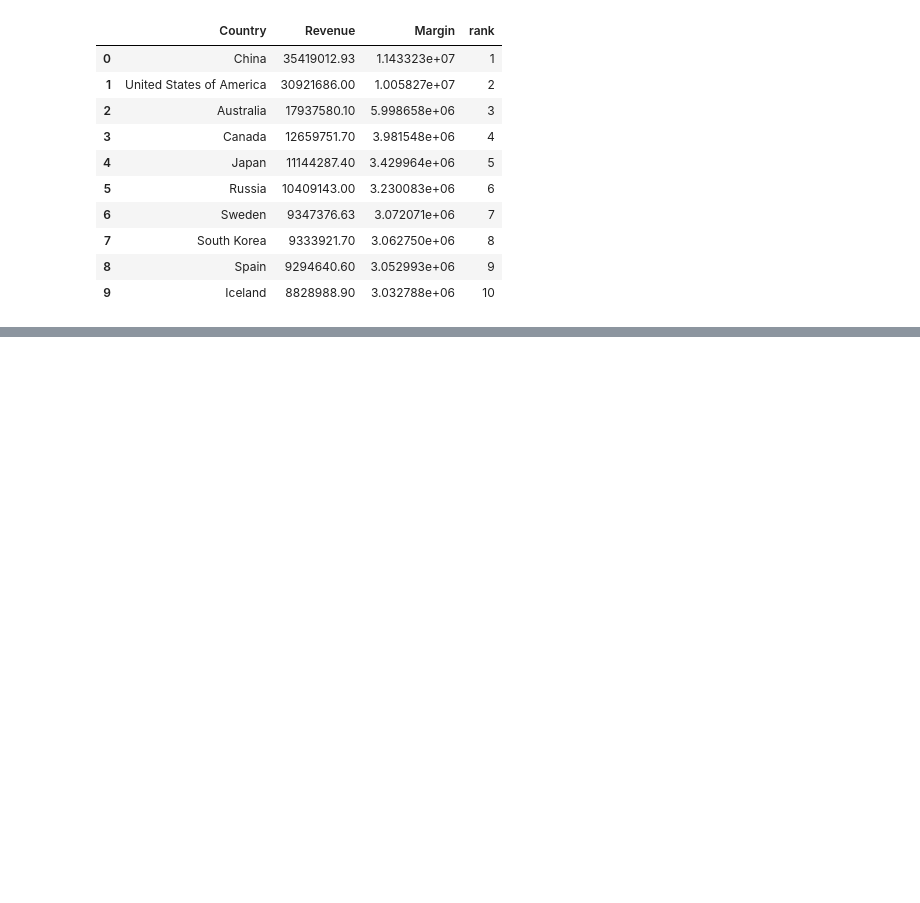
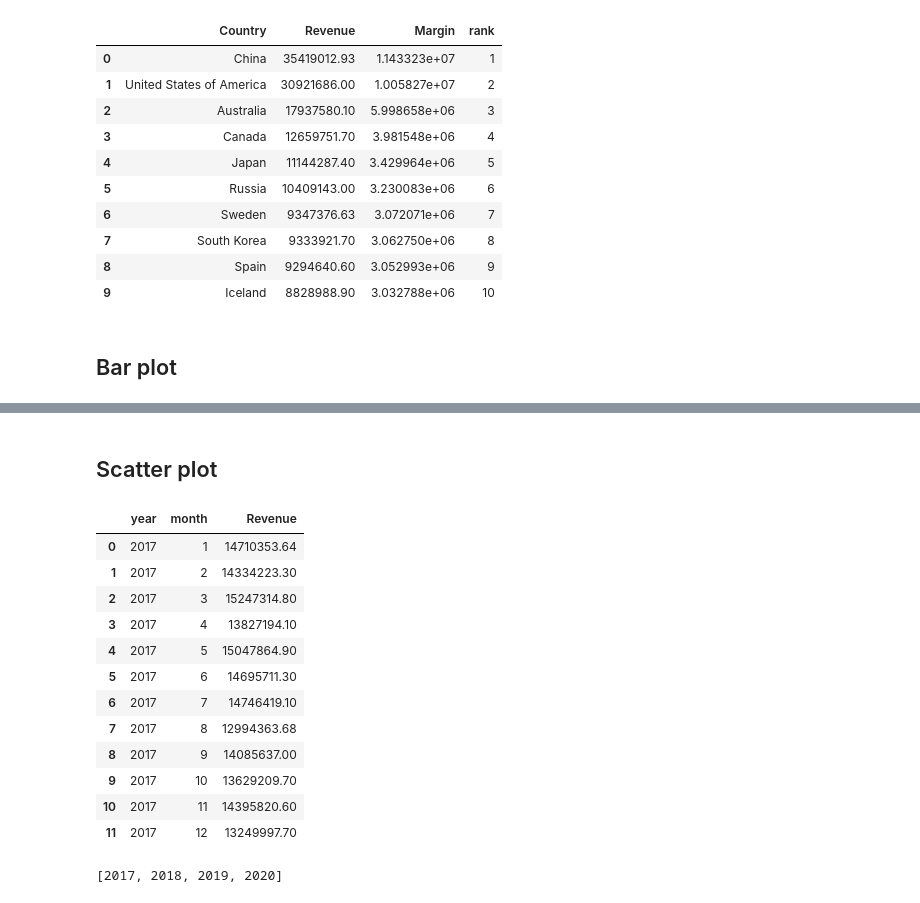
Before and after one commit to hyunjun33/Data_Visualization, a Jupyter notebook: Learning dash/Plotly.ipynb, the cells around one changed output, grey strips where cells are left out. Saved outputs shown, nothing was run; the diff lists cells and outputs as text; code cells hidden in the pictures; blank space fills up the shorter version.

```diff
--- a/Learning dash/Plotly.ipynb
+++ b/Learning dash/Plotly.ipynb
@@ -101,6 +101,8 @@ coun_top10
 | 7 | South Korea | 9333921.70 | 3.062750e+06 | 8 |
 | 8 | Spain | 9294640.60 | 3.052993e+06 | 9 |
 | 9 | Iceland | 8828988.90 | 3.032788e+06 | 10 |
+# %% [markdown]
+## Bar plot
 # %%
 # 국가별 매출액 시각화
 trace = go.Bar(
@@ -143,3 +145,30 @@ fig = go.Figure(data, layout)
 fig.show()
 # %% [output]
 [interactive output not drawn]
+# %% [markdown]
+## Scatter plot
+# %%
+# 연도별 월 매출 현황 비교 - 연/월별 매출 합계 산출
+df_g = df.loc[:, ["Revenue", "year", "month"]].groupby(["year", "month"], as_index=False).sum()
+df_g.loc[df_g["year"] == 2017]
+# %% [output]
+|  | year | month | Revenue |
+| 0 | 2017 | 1 | 14710353.64 |
+| 1 | 2017 | 2 | 14334223.30 |
+| 2 | 2017 | 3 | 15247314.80 |
+| 3 | 2017 | 4 | 13827194.10 |
+| 4 | 2017 | 5 | 15047864.90 |
+| 5 | 2017 | 6 | 14695711.30 |
+| 6 | 2017 | 7 | 14746419.10 |
+| 7 | 2017 | 8 | 12994363.68 |
+| 8 | 2017 | 9 | 14085637.00 |
+| 9 | 2017 | 10 | 13629209.70 |
+| 10 | 2017 | 11 | 14395820.60 |
+| 11 | 2017 | 12 | 13249997.70 |
+# %%
+# 연도 오름차순 정렬
+years = list(df_g["year"].unique())
+years.sort()
+years
+# %% [output]
+[2017, 2018, 2019, 2020]
```
Also changed, not shown: parts of 1 cell of this notebook.
